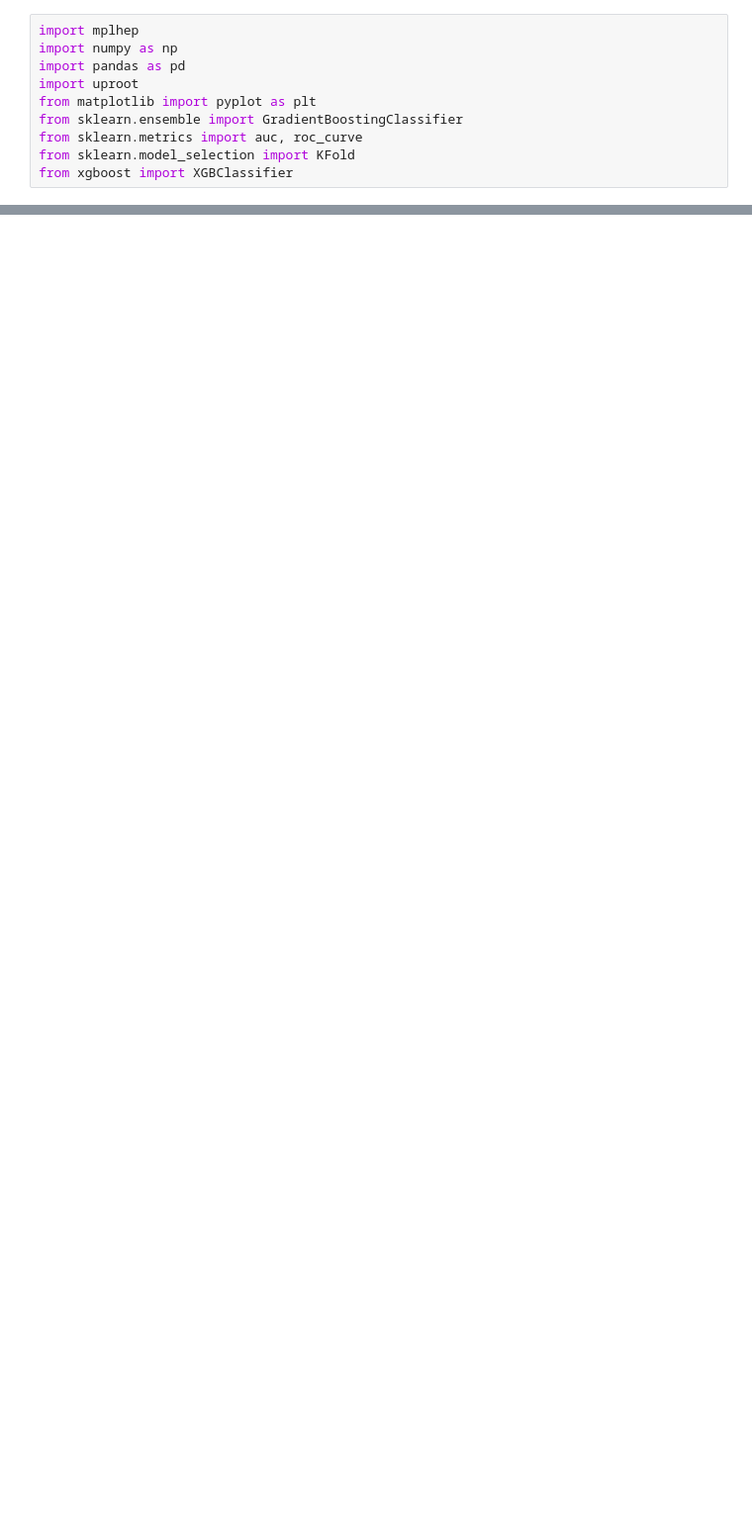
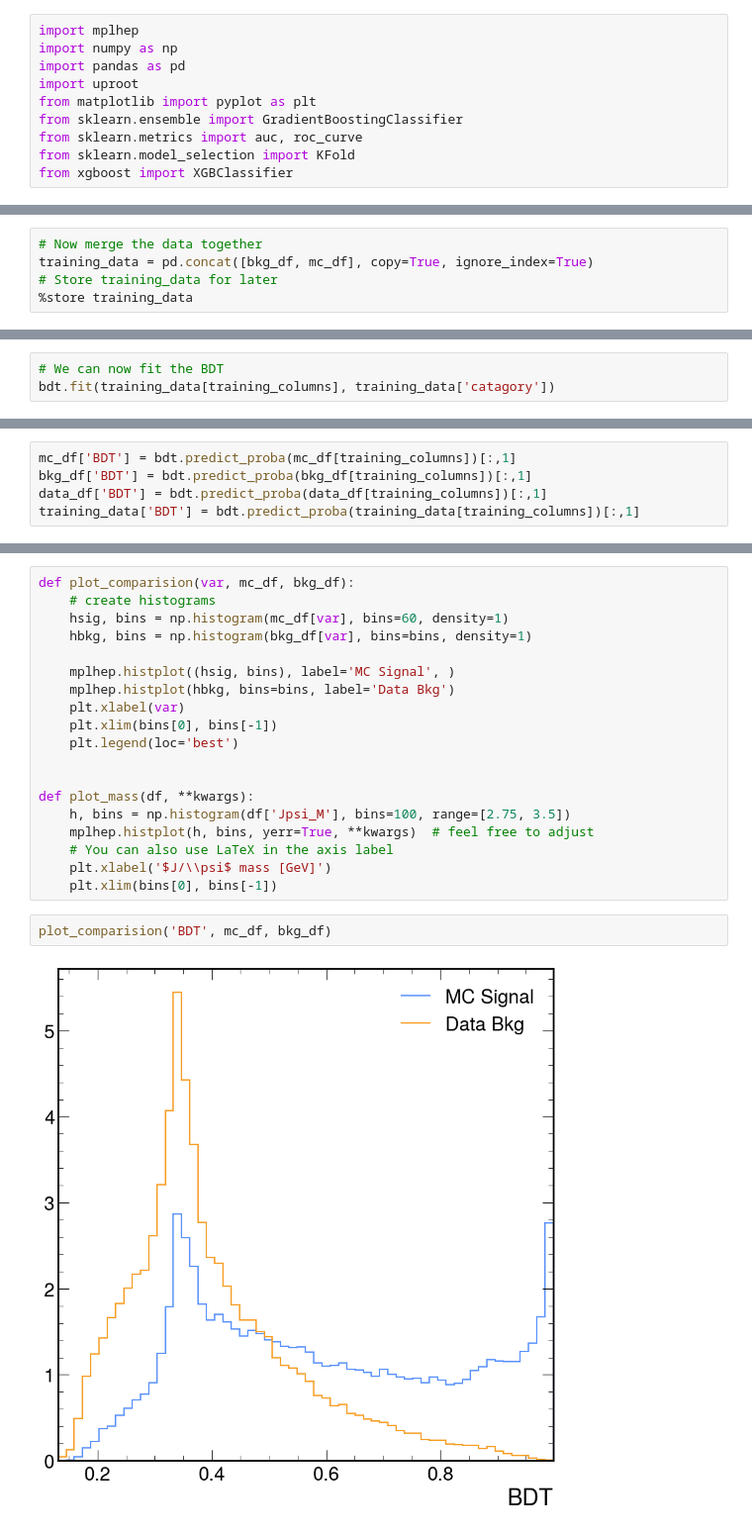
Before and after one commit to thiagorangel45/HSF-Trainig, a Jupyter notebook: LHCb Analysis Essentials/Advanced Python Tutorial/Multivariate_Analysis.ipynb, the cells around one changed output, grey strips where cells are left out. Shown at 99% size. Cells and saved outputs as stored; diff of their text form; blank space fills up the shorter version.

```diff
--- a/LHCb Analysis Essentials/Advanced Python Tutorial/Multivariate_Analysis.ipynb
+++ b/LHCb Analysis Essentials/Advanced Python Tutorial/Multivariate_Analysis.ipynb
@@ -15,0 +51,5 @@ ModuleNotFoundError: No module named 'First_look_at_data.ipynb'; 'First_look_at_
+# %%
+# Now merge the data together
+training_data = pd.concat([bkg_df, mc_df], copy=True, ignore_index=True)
+# Store training_data for later
+%store training_data
@@ -15,0 +58,3 @@ ModuleNotFoundError: No module named 'First_look_at_data.ipynb'; 'First_look_at_
+# %%
+# We can now fit the BDT
+bdt.fit(training_data[training_columns], training_data['catagory'])
@@ -15,0 +88,5 @@ ModuleNotFoundError: No module named 'First_look_at_data.ipynb'; 'First_look_at_
+# %%
+mc_df['BDT'] = bdt.predict_proba(mc_df[training_columns])[:,1]
+bkg_df['BDT'] = bdt.predict_proba(bkg_df[training_columns])[:,1]
+data_df['BDT'] = bdt.predict_proba(data_df[training_columns])[:,1]
+training_data['BDT'] = bdt.predict_proba(training_data[training_columns])[:,1]
@@ -15,0 +96,23 @@ ModuleNotFoundError: No module named 'First_look_at_data.ipynb'; 'First_look_at_
+# %%
+def plot_comparision(var, mc_df, bkg_df):
+    # create histograms
+    hsig, bins = np.histogram(mc_df[var], bins=60, density=1)
+    hbkg, bins = np.histogram(bkg_df[var], bins=bins, density=1)
+
+    mplhep.histplot((hsig, bins), label='MC Signal', )
+    mplhep.histplot(hbkg, bins=bins, label='Data Bkg')
+    plt.xlabel(var)
+    plt.xlim(bins[0], bins[-1])
+    plt.legend(loc='best')
+
+
+def plot_mass(df, **kwargs):
+    h, bins = np.histogram(df['Jpsi_M'], bins=100, range=[2.75, 3.5])
+    mplhep.histplot(h, bins, yerr=True, **kwargs)  # feel free to adjust
+    # You can also use LaTeX in the axis label
+    plt.xlabel('$J/\\psi$ mass [GeV]')
+    plt.xlim(bins[0], bins[-1])
+# %%
+plot_comparision('BDT', mc_df, bkg_df)
+# %% [output]
+[figure, added]
```
Also changed, not shown: parts of 27 cells of this notebook, 4 other files.
